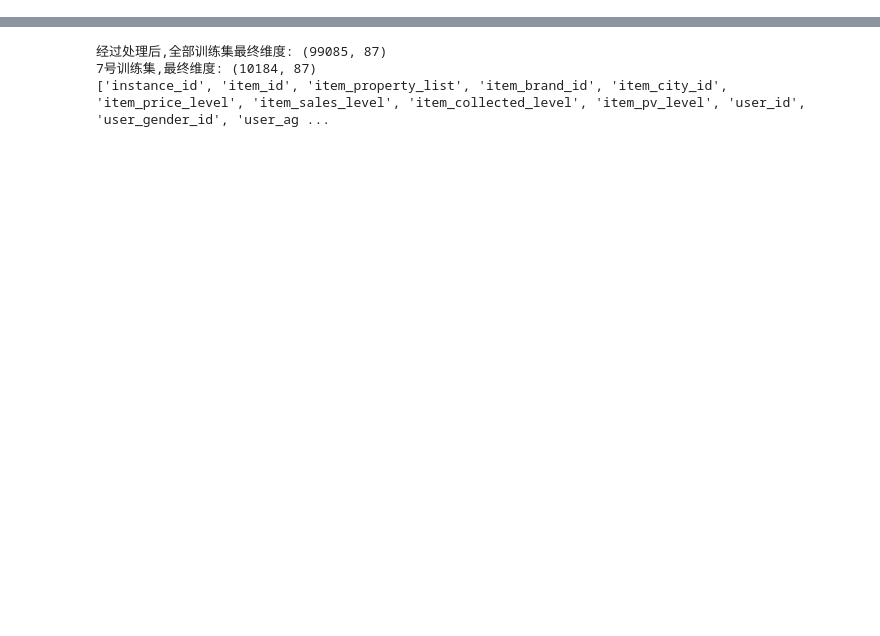
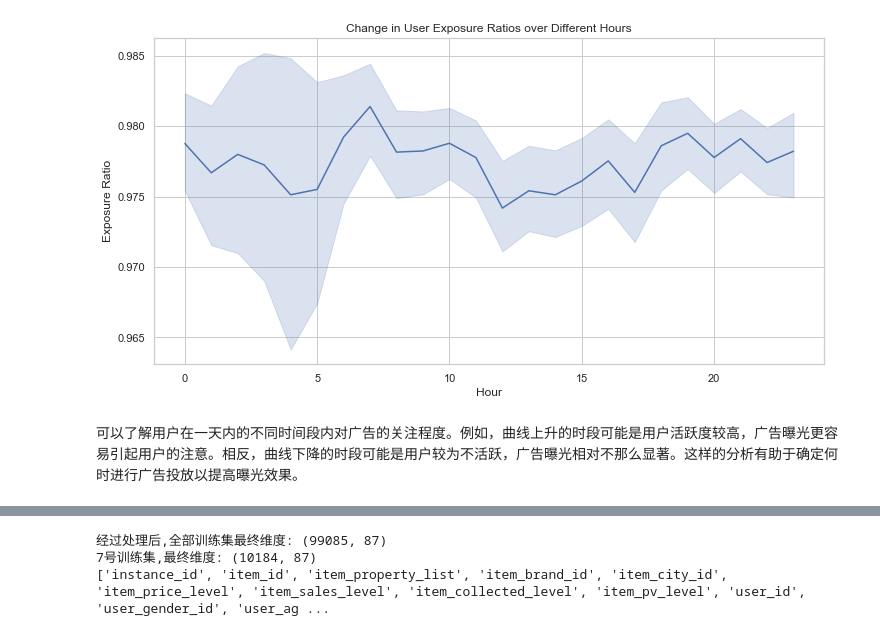
Before and after one commit to IBA6202MA/Search-Advertising-Conversion-Prediction, a Jupyter notebook: feature-engineering-01- basic.ipynb, the cells around one changed output, grey strips where cells are left out. Drawn from its saved outputs; the diff is of its cells as text; code cells hidden in the pictures; blank space fills up the shorter version.

```diff
--- a/feature-engineering-01- basic.ipynb
+++ b/feature-engineering-01- basic.ipynb
@@ -35,6 +83,34 @@ exp_hour = exp_hour.reset_index()
 exp_hour['user_hour_cnt_ratio'] = round(exp_hour.user_hour_cnt / exp_hour.groupby('user_id').user_hour_cnt.transform(np.sum), 5)
 exp_hour = exp_hour[['user_id', 'hour', 'user_hour_cnt_ratio']]
 data = data.merge(exp_hour, how='left', on=['user_id', 'hour'])
+# %%
+import matplotlib.pyplot as plt
+import seaborn as sns
+
+# Filter out rows with NaN values in 'user_hour_cnt_ratio'
+filtered_data = data.dropna(subset=['user_hour_cnt_ratio'])
+
+# Exclude the 'user_id' from the plot
+user_hour_plot_data = filtered_data[['hour', 'user_hour_cnt_ratio']]
+
+# Set the style of seaborn
+sns.set(style="whitegrid")
+
+# Create a line plot
+plt.figure(figsize=(12, 6))
+sns.lineplot(x='hour', y='user_hour_cnt_ratio', data=user_hour_plot_data)
+
+# Set labels and title
+plt.xlabel('Hour')
+plt.ylabel('Exposure Ratio')
+plt.title('Change in User Exposure Ratios over Different Hours')
+
+# Show the plot
+plt.show()
+# %% [output]
+[figure, added]
+# %% [markdown]
+可以了解用户在一天内的不同时间段内对广告的关注程度。例如，曲线上升的时段可能是用户活跃度较高，广告曝光更容易引起用户的注意。相反，曲线下降的时段可能是用户较为不活跃，广告曝光相对不那么显著。这样的分析有助于确定何时进行广告投放以提高曝光效果。
 # %%
 # 每个user_id在每个时间段的实例数量
 exp_tz = data.groupby(['user_id', 'maphour']).instance_id.nunique().to_frame()
```
Also changed, not shown: parts of 20 cells of this notebook, 3 other files.
